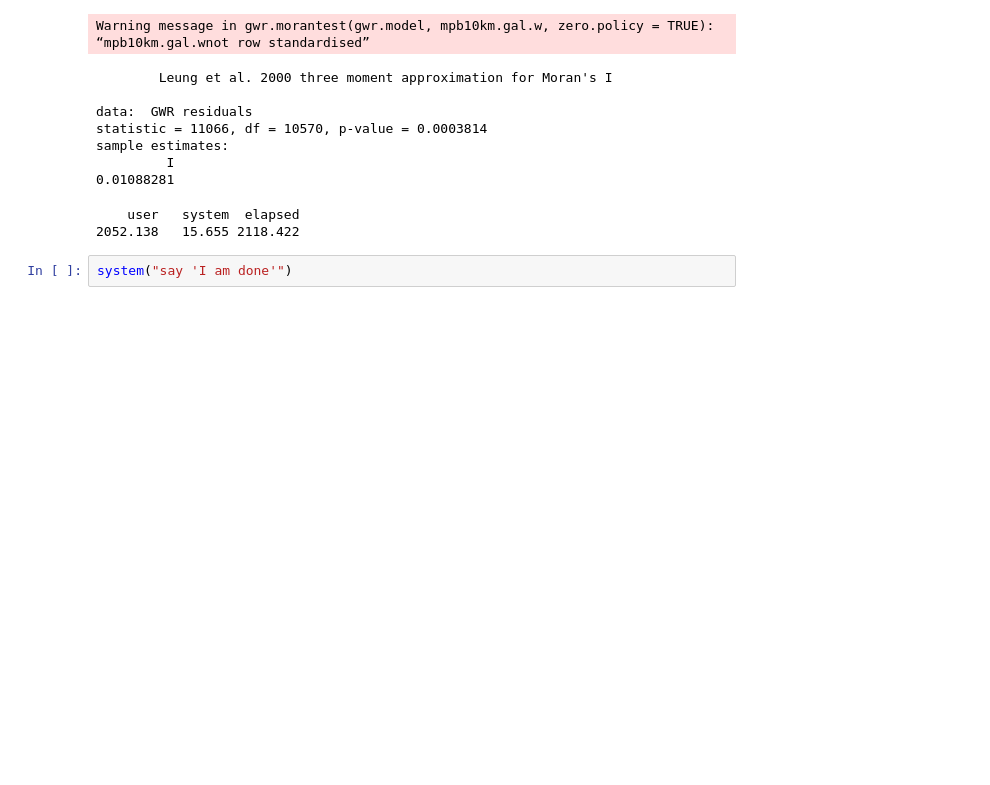
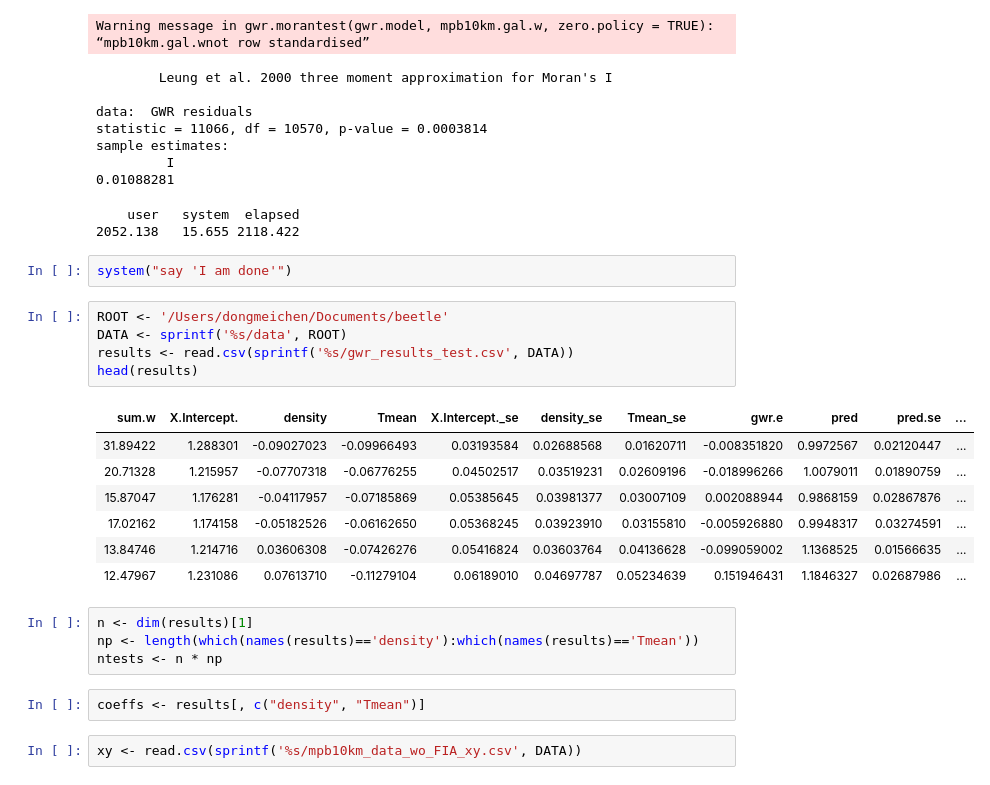
Before and after one commit to dongmeic/suppression, a Jupyter notebook: R/spatial_autocorrelation_test.ipynb, the cells around one changed output. Drawn from its saved outputs; the diff is of its cells as text; blank space fills up the shorter version.

```diff
--- a/R/spatial_autocorrelation_test.ipynb
+++ b/R/spatial_autocorrelation_test.ipynb
@@ -304,3 +335,24 @@ sample estimates:
 2052.138   15.655 2118.422
 # %%
 system("say 'I am done'")
+# %%
+ROOT <- '/Users/dongmeichen/Documents/beetle'
+DATA <- sprintf('%s/data', ROOT)
+results <- read.csv(sprintf('%s/gwr_results_test.csv', DATA))
+head(results)
+# %% [output]
+| sum.w | X.Intercept. | density | Tmean | X.Intercept._se | density_se | Tmean_se | gwr.e | pred | pred.se | ... |
+| 31.89422 | 1.288301 | -0.09027023 | -0.09966493 | 0.03193584 | 0.02688568 | 0.01620711 | -0.008351820 | 0.9972567 | 0.02120447 | ... |
+| 20.71328 | 1.215957 | -0.07707318 | -0.06776255 | 0.04502517 | 0.03519231 | 0.02609196 | -0.018996266 | 1.0079011 | 0.01890759 | ... |
+| 15.87047 | 1.176281 | -0.04117957 | -0.07185869 | 0.05385645 | 0.03981377 | 0.03007109 | 0.002088944 | 0.9868159 | 0.02867876 | ... |
+| 17.02162 | 1.174158 | -0.05182526 | -0.06162650 | 0.05368245 | 0.03923910 | 0.03155810 | -0.005926880 | 0.9948317 | 0.03274591 | ... |
+| 13.84746 | 1.214716 | 0.03606308 | -0.07426276 | 0.05416824 | 0.03603764 | 0.04136628 | -0.099059002 | 1.1368525 | 0.01566635 | ... |
+| 12.47967 | 1.231086 | 0.07613710 | -0.11279104 | 0.06189010 | 0.04697787 | 0.05234639 | 0.151946431 | 1.1846327 | 0.02687986 | ... |
+# %%
+n <- dim(results)[1]
+np <- length(which(names(results)=='density'):which(names(results)=='Tmean'))
+ntests <- n * np
+# %%
+coeffs <- results[, c("density", "Tmean")]
+# %%
+xy <- read.csv(sprintf('%s/mpb10km_data_wo_FIA_xy.csv', DATA))
```
Also changed, not shown: parts of 9 cells of this notebook.
